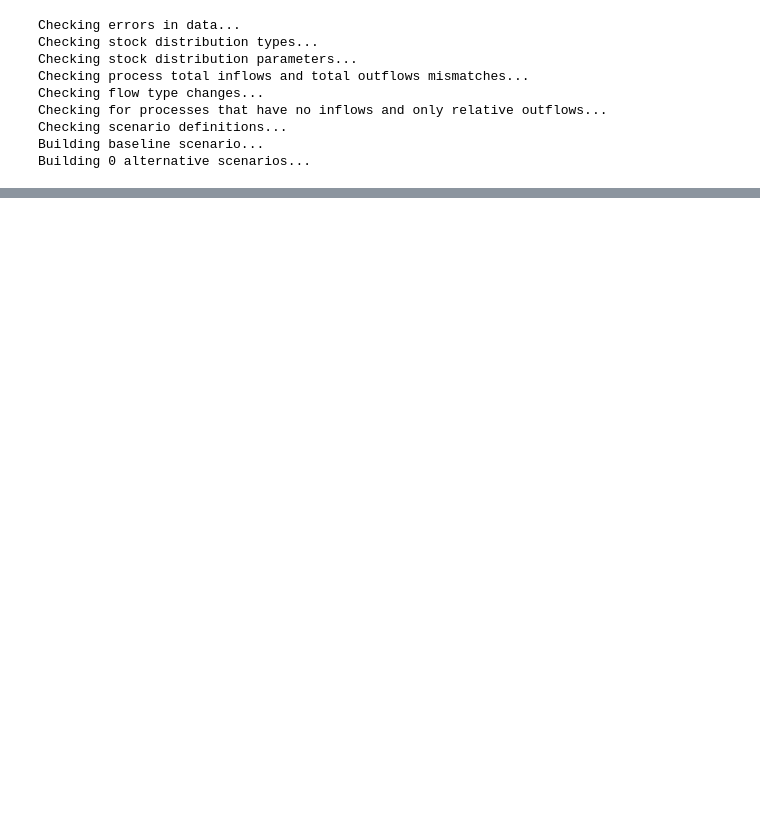
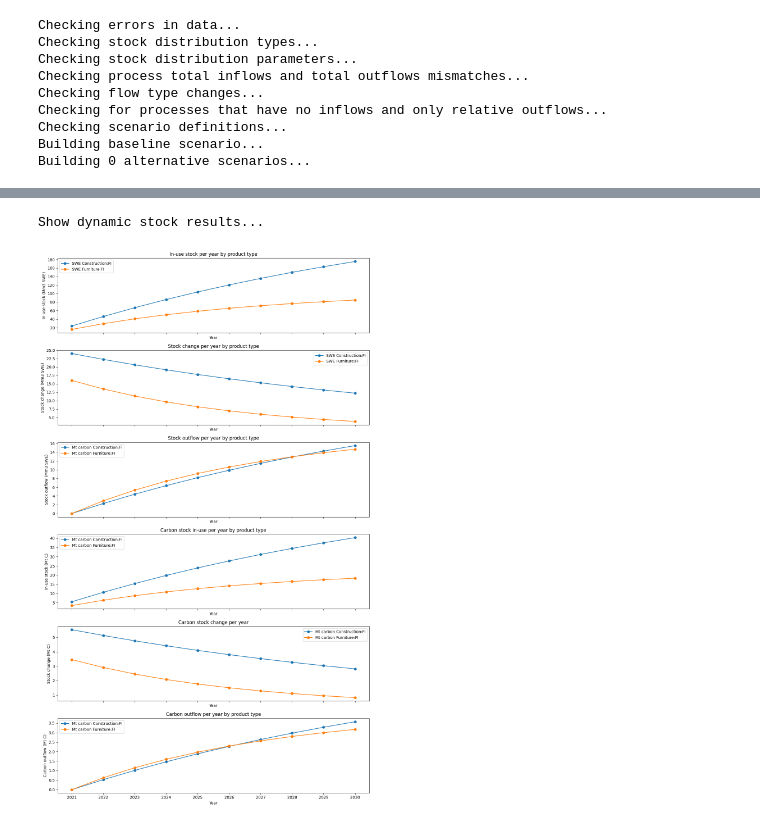
Before and after one commit to EuropeanForestInstitute/aiphoria, a Jupyter notebook: example.ipynb, the cells around one changed output, grey strips where cells are left out. Cells and saved outputs as stored; diff of their text form; code cells hidden in the pictures; blank space fills up the shorter version.

Commit message:
Updated example_data.xlsx and example.ipynb

```diff
--- a/example.ipynb
+++ b/example.ipynb
@@ -327,35 +356,37 @@ for scenario in scenarios:
         # Plot Carbon stock total (in-use stocks)
         axes[3].plot(years, carbon_stock_total, marker='o', label=f'Mt carbon {stock_id}')
         axes[3].set_ylabel("In-use stock (Mt C)")
         axes[3].set_title("Carbon stock in-use per year by product type")
 
         # Plot Carbon stock change
         axes[4].plot(years, carbon_stock_change, marker='o', label=f'Mt carbon {stock_id}')
         axes[4].set_ylabel("Stock change (Mt C)")
         axes[4].set_title("Carbon stock change per year")
 
         # Plot carbon outflow by cohort
         axes[5].plot(years, carbon_o, marker='o', label=f'Mt carbon {stock_id}')
         axes[5].set_ylabel("Carbon outflow (Mt C)")
         axes[5].set_title("Carbon outflow per year by product type")
 
     # Set common properties to axes
     range_x_ticks = range(min(years), max(years) + 1)
     for axis in axes:
         axis.set_xlabel("Year")
         axis.title.set_size(12)
         axis.legend()
 
     # Adjust layout to prevent overlap
     plt.tight_layout()
     tick_gap = 1 if len(years) < 15 else 10
     plt.xticks(years[::tick_gap])
 
     # Save the figure as an SVG file
-    svg_file_path = "data/stock_plots_by_product.svg"
+    svg_file_path = "data/{}_stock_plots_by_product.svg".format(scenario.name)
     plt.savefig(svg_file_path, format='svg')
-
     plt.show()
+# %% [output]
+Show dynamic stock results...
+[figure, added]
 # %%
 # *****************************************************
 # * Step 7: Convert the carbon stocks to CO2 removals *
```
Also changed, not shown: parts of 9 cells of this notebook, 1 other file.
